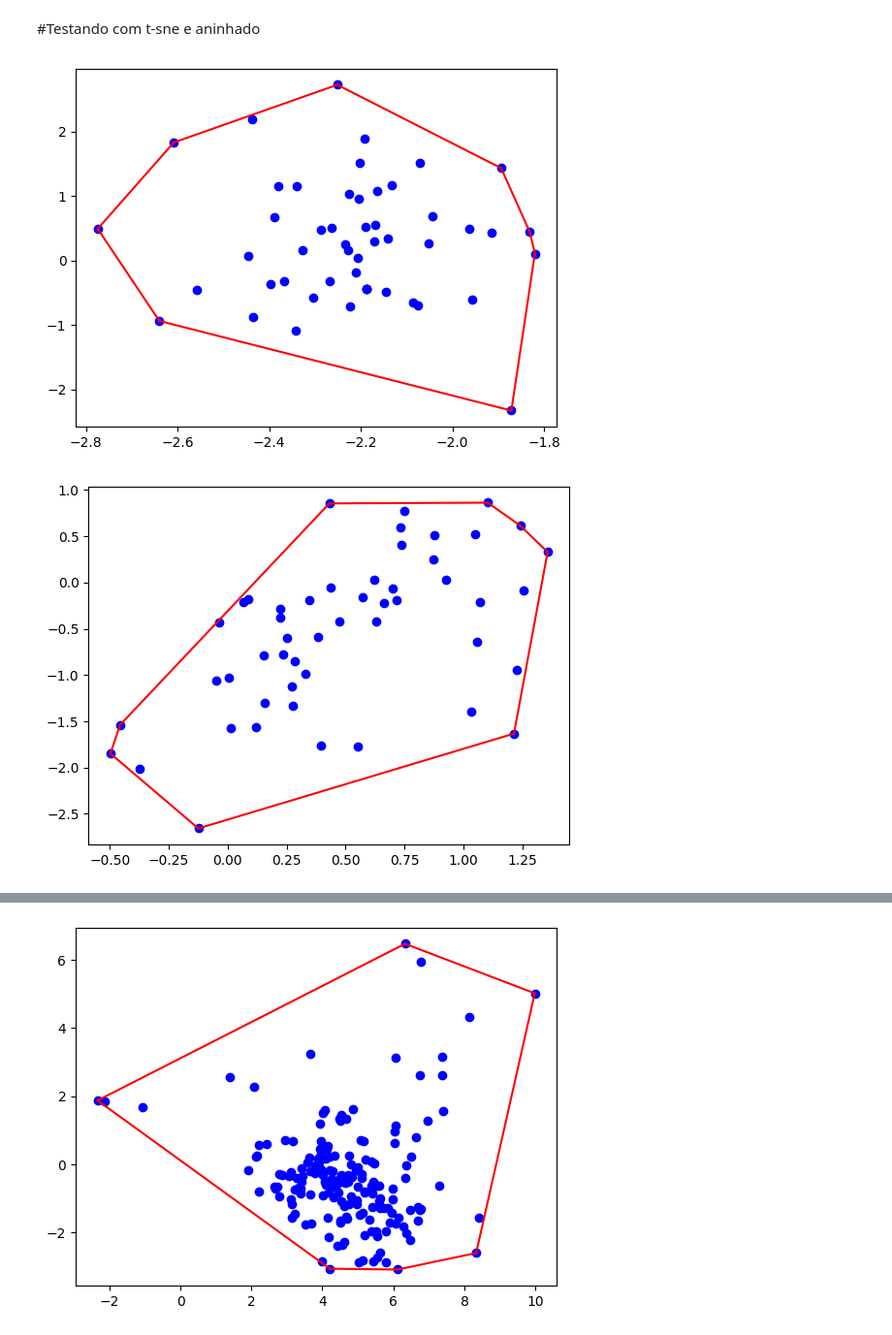
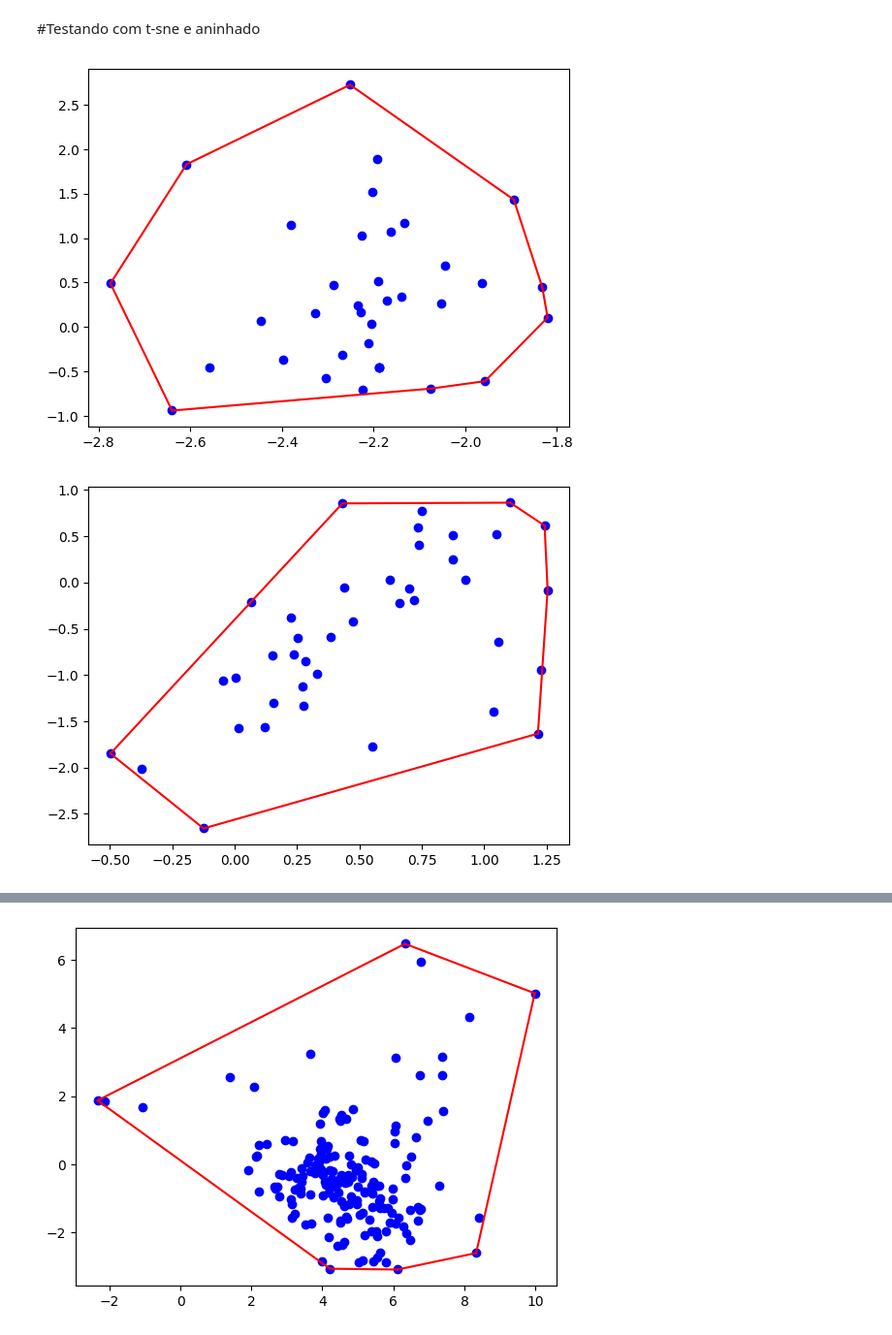
Before and after one commit to marcelomrad/Classificador_Linear, a Jupyter notebook: main.ipynb, the cells around one changed output, grey strips where cells are left out. Shown at 97% size. Cells and saved outputs as stored; diff of their text form; code cells hidden in the pictures.

```diff
--- a/main.ipynb
+++ b/main.ipynb
@@ -559,38 +559,70 @@ def apply_pca(data, n_components=2):
     reduced_data = pca.fit_transform(normalized_data)
 
     return pd.DataFrame(reduced_data, columns=[f'Componente {i+1}' for i in range(n_components)])
+# %%
+def prever(modelo, ponto):
+    m, c = modelo[:2]
+    return 1 if ponto.y > m * ponto.x + c else 0
+
+def calcular_metricas(test, modelo, positive_label=1, negative_label=0):
+    print(positive_label, negative_label)
+    verdadeiros = test['class'].tolist()
+    previstos = [prever(modelo, Ponto(row['Componente 1'], row['Componente 2'])) for _, row in test.iterrows()]
+
+    tp = sum(1 for v, p in zip(verdadeiros, previstos) if v == positive_label and p == positive_label)
+    fp = sum(1 for v, p in zip(verdadeiros, previstos) if v == negative_label and p == positive_label)
+    fn = sum(1 for v, p in zip(verdadeiros, previstos) if v == positive_label and p == negative_label)
+
+    precisao = tp / (tp + fp) if tp + fp != 0 else 0
+    revocacao = tp / (tp + fn) if tp + fn != 0 else 0
+    f1 = 2 * (precisao * revocacao) / (precisao + revocacao) if precisao + revocacao != 0 else 0
+
+    return precisao, revocacao, f1
 # %% [markdown]
 #Testando com t-sne e aninhado
 # %%
-# Applying PCA
-irisPCA = apply_pca(irisData.drop(labels=['class'], axis=1))
+def apply_pca_and_train(data, class_col_name, positive_class, negative_class):
+    # Applying PCA
+    dataPCA = apply_pca(data.drop(labels=[class_col_name], axis=1))
+    dataPCA[class_col_name] = data[class_col_name]
 
-# Accessing the classes separately based on the 'class' column
-irisPCA0 = irisPCA[irisData['class'] == 'Iris-setosa']
-irisPCA1 = irisPCA[irisData['class'] == 'Iris-versicolor']
+    dataTest = dataPCA.sample(frac = 0.3)
+    dataTrain = dataPCA.drop(dataTest.index)
 
-# Converting to points
-irisPCA0 = [Ponto(row['Componente 1'], row['Componente 2']) for index, row in irisPCA0.iterrows()]
-irisPCA1 = [Ponto(row['Componente 1'], row['Componente 2']) for index, row in irisPCA1.iterrows()]
+    # Accessing the classes separately based on the class column
+    positiveTrainData = dataTrain[dataTrain[class_col_name] == positive_class]
+    negativeTrainData = dataTrain[dataTrain[class_col_name] == negative_class]
 
-# Plotting the convex hull
-irisPCA0Env = graham_scan(irisPCA0)
-plot_envoltoria(irisPCA0, irisPCA0Env)
+    # Converting to points
+    positiveTrainPts = [Ponto(row['Componente 1'], row['Componente 2']) for _, row in positiveTrainData.iterrows()]
+    negativeTrainPts = [Ponto(row['Componente 1'], row['Componente 2']) for _, row in negativeTrainData.iterrows()]
 
-irisPCA1Env = graham_scan(irisPCA1)
-plot_envoltoria(irisPCA1, irisPCA1Env)
+    # Plotting the convex hull
+    positiveTrainEnv = graham_scan(positiveTrainPts)
+    plot_envoltoria(positiveTrainPts, positiveTrainEnv)
 
-separavel = verificar_separabilidade_linear(irisPCA0Env, irisPCA1Env)
-if separavel:
-    plot_separabilidade(irisPCA0, irisPCA1)
+    negativeTrainEnv = graham_scan(negativeTrainPts)
+    plot_envoltoria(negativeTrainPts, negativeTrainEnv)
 
-    modelo = construir_modelo_linear(irisPCA0, irisPCA1)
-    plot_modelo(irisPCA0, irisPCA1)
+    separavel = verificar_separabilidade_linear(positiveTrainEnv, negativeTrainEnv)
+    if separavel:
+        plot_separabilidade(positiveTrainPts, negativeTrainPts)
 
-    precisao, revocacao, f1 = calcular_metricas(irisPCA0, irisPCA1, modelo)
-    print(f"Precisão: {precisao:.2f}")
-    print(f"Revocação: {revocacao:.2f}")
-    print(f"F1-score: {f1:.2f}")
+        modelo = construir_modelo_linear(positiveTrainPts, negativeTrainPts)
+        plot_modelo(positiveTrainPts, negativeTrainPts)
+
+        precisao, revocacao, f1 = calcular_metricas(dataTrain, modelo, positive_label=positive_class, negative_label=negative_class)
+        print(f"Precisão: {precisao:.2f}")
+        print(f"Revocação: {revocacao:.2f}")
+        print(f"F1-score: {f1:.2f}")
+
+    else:
+        print(f'Os dados para as classes {positive_class} e {negative_class} não são linearmente separáveis.')
+
+    return
+
+# Exemplo de uso para o dataset iris:
+apply_pca_and_train(irisData, 'class', 'Iris-setosa', 'Iris-versicolor')
 # %% [output]
-[figure, old version]
+[figure, new version]
-[figure, old version]
+[figure, new version]
```
Also changed, not shown: parts of 7 cells of this notebook.
